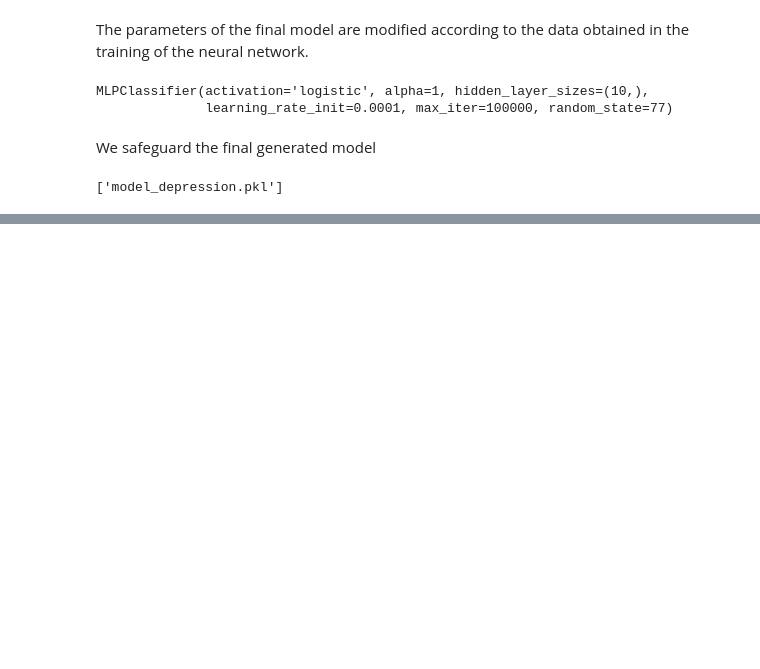
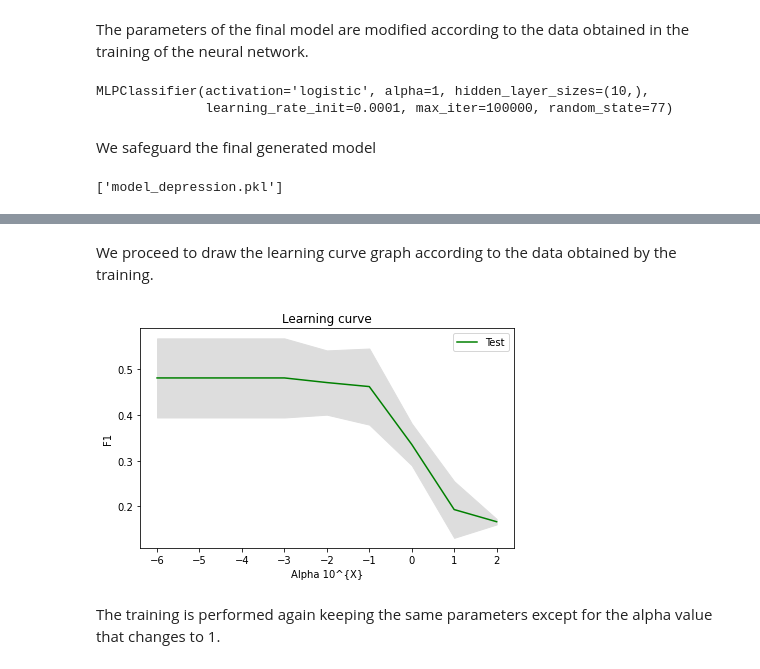
Before and after one commit to Manuel080800/IAE-Psicology, a Jupyter notebook: Red neuronal - Test/Explainers_ANN_Psychology_Classification.ipynb, the cells around one changed output, grey strips where cells are left out. Cells and saved outputs as stored; diff of their text form; code cells hidden in the pictures; blank space fills up the shorter version.

```diff
--- a/Red neuronal - Test/Explainers_ANN_Psychology_Classification.ipynb
+++ b/Red neuronal - Test/Explainers_ANN_Psychology_Classification.ipynb
@@ -249,0 +383,3 @@ joblib.dump(mlp,"model_depression.pkl")
+# %%
+## Application of the oversample to the prepared data.
+X, y = oversample.fit_resample(X, y)
@@ -249,0 +405,19 @@ joblib.dump(mlp,"model_depression.pkl")
+# %%
+## Local variables are defined for the storage of the scores obtained by the training.
+cv_scores_mean = []
+cv_scores_std = []
+
+## Training and validation of different configurations.
+for regul_param in regul_param_range:
+
+    ## Increase the max_iter parameter until it converges.
+    mlp = MLPClassifier(hidden_layer_sizes = (10,), activation = 'logistic', solver = 'adam', alpha = regul_param,
+             learning_rate = 'constant', learning_rate_init = 0.0001, max_iter = 100000, random_state = seed)
+
+    scores = cross_val_score(mlp, X, y, cv = 5, scoring = 'f1_macro')
+
+    cv_scores_mean.append(scores.mean())
+    cv_scores_std.append(scores.std())
+
+## The results obtained during the training are printed.
+cv_scores_mean, cv_scores_std
@@ -249,0 +443,20 @@ joblib.dump(mlp,"model_depression.pkl")
+# %% [markdown]
+We proceed to draw the learning curve graph according to the data obtained by the training.
+# %%
+## The average accuracy line is drawn on the test parts.
+plt.plot(np.log10(regul_param_range), cv_scores_mean, color = "g", label = "Test")
+
+## The standard deviation band is drawn.
+lower_limit = np.array(cv_scores_mean) - np.array(cv_scores_std)
+upper_limit = np.array(cv_scores_mean) + np.array(cv_scores_std)
+plt.fill_between(np.log10(regul_param_range), lower_limit, upper_limit, color = "#DDDDDD")
+
+## Generate the graph.
+plt.title("Learning curve")
+plt.xlabel("Alpha 10^{X}"), plt.ylabel("F1"), plt.legend(loc = "best")
+plt.tight_layout()
+plt.show()
+# %% [output]
+[figure, added]
+# %% [markdown]
+The training is performed again keeping the same parameters except for the alpha value that changes to 1.
```
Also changed, not shown: parts of 56 cells of this notebook, 7 other files.
